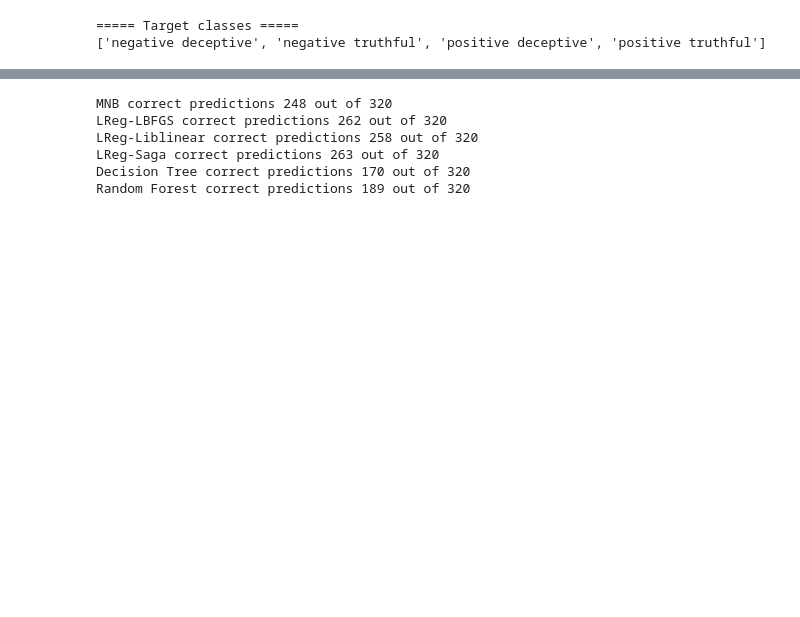
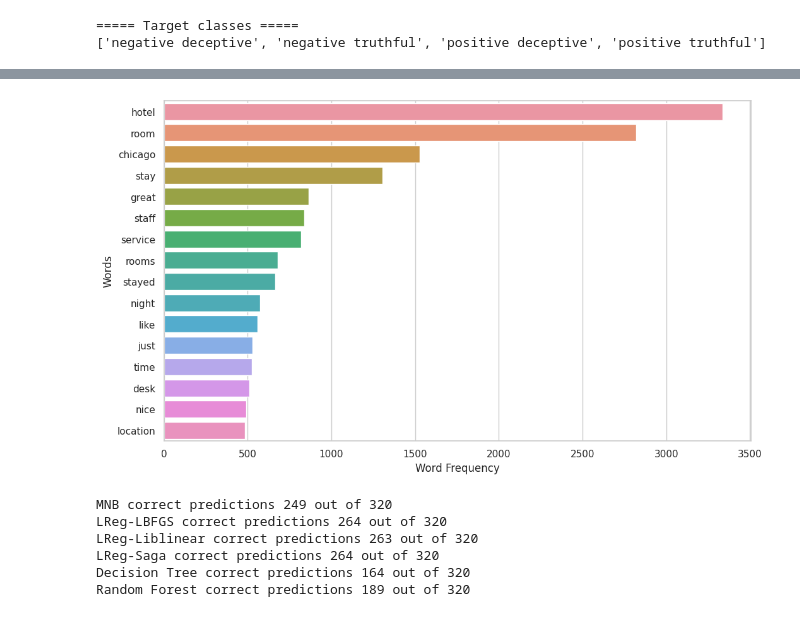
Before and after one commit to gusluchetti/uu-ai-data-mining, a Jupyter notebook: pa2/Practical Assignment 2.ipynb, the cells around one changed output, grey strips where cells are left out. Saved outputs shown, nothing was run; the diff lists cells and outputs as text; code cells hidden in the pictures; blank space fills up the shorter version.

```diff
--- a/pa2/Practical Assignment 2.ipynb
+++ b/pa2/Practical Assignment 2.ipynb
@@ -54,0 +70,8 @@ print(review_files.target_names)
+# %%
+# word frequency for ALL corpuses
+import pandas as pd
+c_vectorizer = CountVectorizer(stop_words=custom_stop_words)
+all_words = c_vectorizer.fit_transform(review_files.data)
+counts = pd.DataFrame(all_words.toarray(), columns=c_vectorizer.get_feature_names_out())
+sorted_counts = counts.sum().sort_values(ascending=False)
+print(sorted_counts)
@@ -55,35 +91,44 @@ print(review_files.target_names)
+# %%
+import seaborn as sns
+limit = 16
+custom_params = {'figure.figsize':(12,7)}
+sns.set_theme(style="whitegrid", rc=custom_params)
+ax = sns.barplot(y=sorted_counts.index[:limit], x=sorted_counts.values[:limit])
+ax.set(xlabel='Word Frequency', ylabel='Words')
+plt.show()
+# %% [output]
+[figure, added]
 # %%
 # Fit and test the models
-
 mnb = MultinomialNB()
 preds_mnb = mnb.fit(x_train_vec, y_train).predict(x_test_vec)
-print("MNB correct predictions %d out of %d" % ((y_test == preds_mnb).sum(), x_testvec.shape[0]))
+print("MNB correct predictions %d out of %d" % ((y_test == preds_mnb).sum(), x_test_vec.shape[0]))
 
 loreg1 = LogisticRegression(solver='lbfgs')
 preds_logreg1 = loreg1.fit(x_train_vec, y_train).predict(x_test_vec)
-print("LReg-LBFGS correct predictions %d out of %d" % ((y_test == preds_logreg1).sum(), x_testvec.shape[0]))
+print("LReg-LBFGS correct predictions %d out of %d" % ((y_test == preds_logreg1).sum(), x_test_vec.shape[0]))
 
 logreg2 = LogisticRegression(solver='liblinear')
 preds_logreg2 = logreg2.fit(x_train_vec, y_train).predict(x_test_vec)
-print(f"LReg-Liblinear correct predictions {(y_test == preds_logreg2).sum()} out of {x_testvec.shape[0]}")
+print(f"LReg-Liblinear correct predictions {(y_test == preds_logreg2).sum()} out of {x_test_vec.shape[0]}")
 
 logreg3 = LogisticRegression(solver='saga')
 preds_logreg3 = logreg3.fit(x_train_vec, y_train).predict(x_test_vec)
-print(f"LReg-Saga correct predictions {(y_test == preds_logreg3).sum()} out of {x_testvec.shape[0]}")
+print(f"LReg-Saga correct predictions {(y_test == preds_logreg3).sum()} out of {x_test_vec.shape[0]}")
 
 dectree = DecisionTreeClassifier()
 preds_dectree = dectree.fit(x_train_vec, y_train).predict(x_test_vec)
-print(f"Decision Tree correct predictions {(y_test == preds_dectree).sum()} out of {x_testvec.shape[0]}")
+print(f"Decision Tree correct predictions {(y_test == preds_dectree).sum()} out of {x_test_vec.shape[0]}")
 
 rforest = RandomForestClassifier(n_estimators=10, max_depth=None, min_samples_split=2, random_state=0)
 preds_rforest = rforest.fit(x_train_vec, y_train).predict(x_test_vec)
 print(f"Random Forest correct predictions {(y_test == preds_rforest).sum()} out of {len(y_test)}")
 # %% [output]
-MNB correct predictions 248 out of 320
-LReg-LBFGS correct predictions 262 out of 320
-LReg-Liblinear correct predictions 258 out of 320
-LReg-Saga correct predictions 263 out of 320
-Decision Tree correct predictions 170 out of 320
+MNB correct predictions 249 out of 320
+LReg-LBFGS correct predictions 264 out of 320
+LReg-Liblinear correct predictions 263 out of 320
+LReg-Saga correct predictions 264 out of 320
+Decision Tree correct predictions 164 out of 320
 Random Forest correct predictions 189 out of 320
 # %%
 # Attempt to optimize the Decision Tree using Cost-Complexity Pruning technique
```
Also changed, not shown: parts of 9 cells of this notebook, 1 other file.
